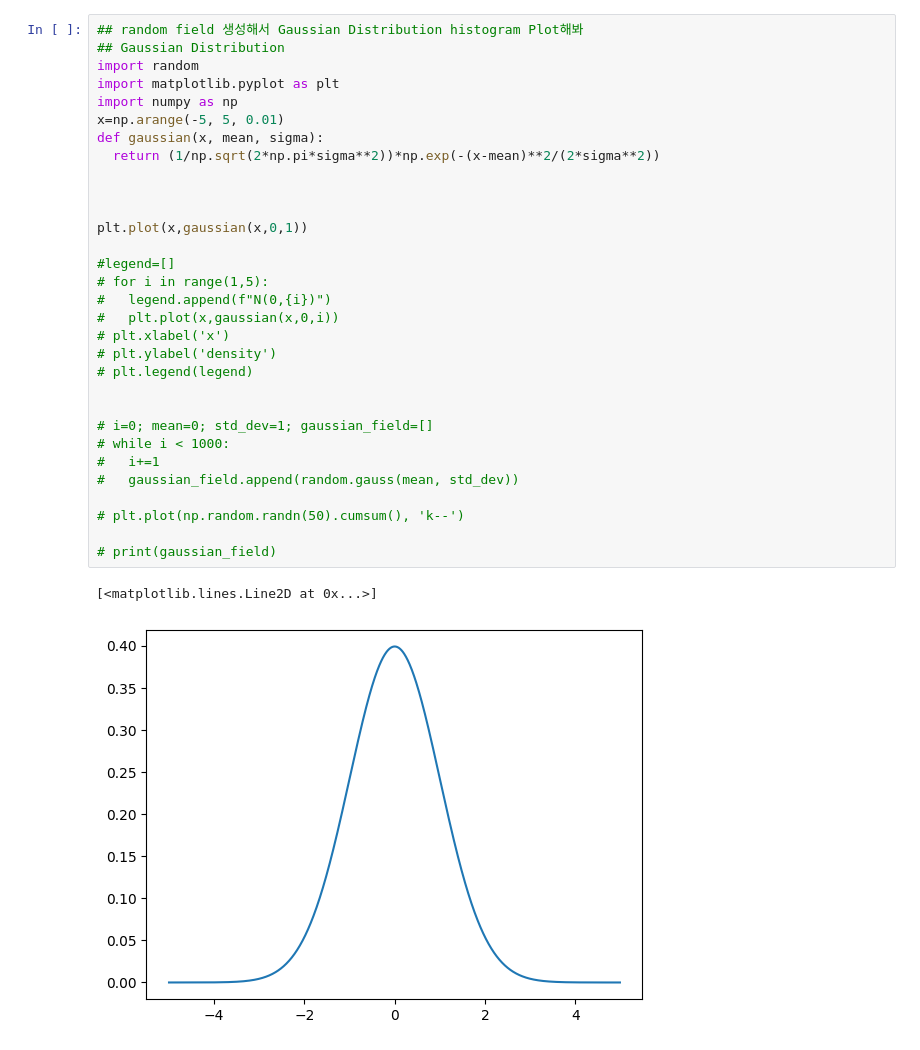
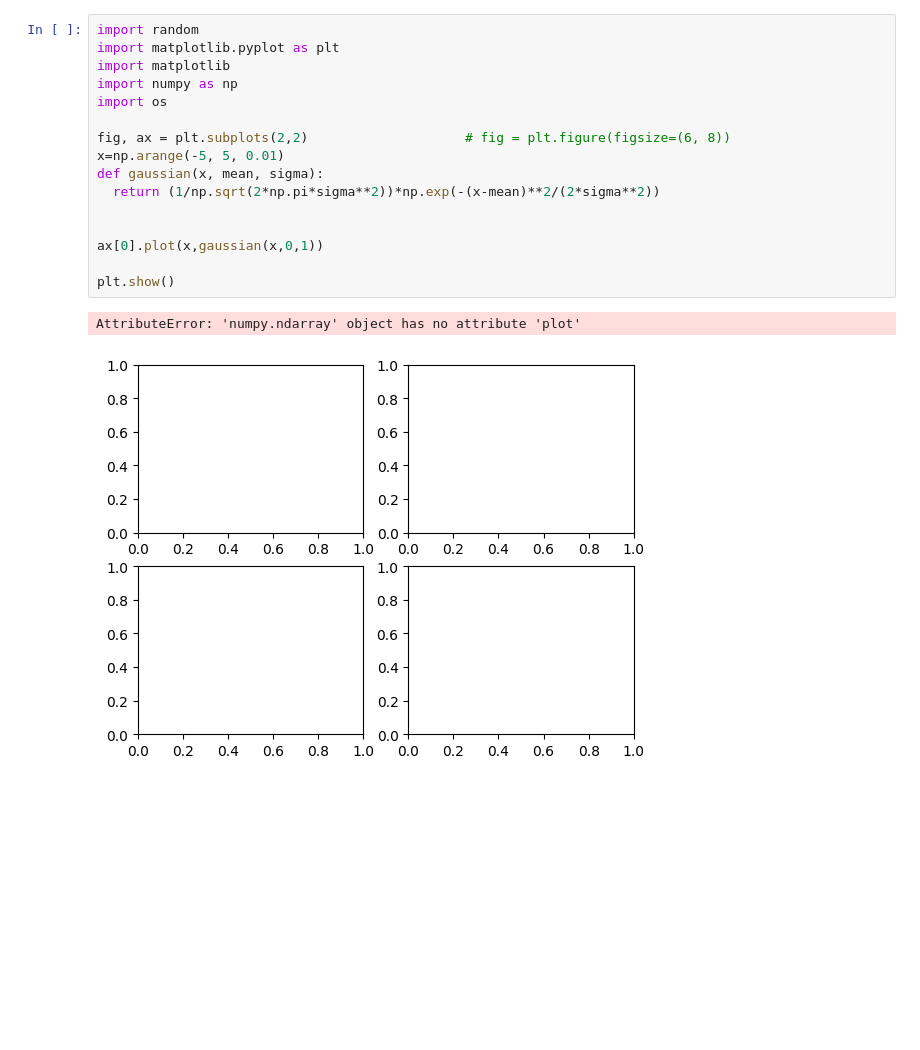
Before and after one commit to H-wooks/KITA_2024, a Jupyter notebook: M2_Python프로그래밍/10_File_IO_MakingDB_Plot.ipynb, the cells around one changed output. Saved outputs shown, nothing was run; the diff lists cells and outputs as text; blank space fills up the shorter version.

```diff
--- a/M2_Python프로그래밍/10_File_IO_MakingDB_Plot.ipynb
+++ b/M2_Python프로그래밍/10_File_IO_MakingDB_Plot.ipynb
@@ -18,34 +104,19 @@ f.close()
 # %%
-## random field 생성해서 Gaussian Distribution histogram Plot해봐
-## Gaussian Distribution
 import random
 import matplotlib.pyplot as plt
+import matplotlib
 import numpy as np
+import os
+
+fig, ax = plt.subplots(2,2)                    # fig = plt.figure(figsize=(6, 8))
 x=np.arange(-5, 5, 0.01)
 def gaussian(x, mean, sigma):
   return (1/np.sqrt(2*np.pi*sigma**2))*np.exp(-(x-mean)**2/(2*sigma**2))
 
 
+ax[0].plot(x,gaussian(x,0,1))
 
-plt.plot(x,gaussian(x,0,1))
-
-#legend=[]
-# for i in range(1,5):
-#   legend.append(f"N(0,{i})")
-#   plt.plot(x,gaussian(x,0,i))
-# plt.xlabel('x')
-# plt.ylabel('density')
-# plt.legend(legend)
-
-
-# i=0; mean=0; std_dev=1; gaussian_field=[]
-# while i < 1000:
-#   i+=1
-#   gaussian_field.append(random.gauss(mean, std_dev))
-
-# plt.plot(np.random.randn(50).cumsum(), 'k--')
-
-# print(gaussian_field)
+plt.show()
 # %% [output]
-[<matplotlib.lines.Line2D at 0x...>]
+AttributeError: 'numpy.ndarray' object has no attribute 'plot'
-[figure, old version]
+[figure, new version]
```
Also changed, not shown: parts of 3 cells of this notebook.
